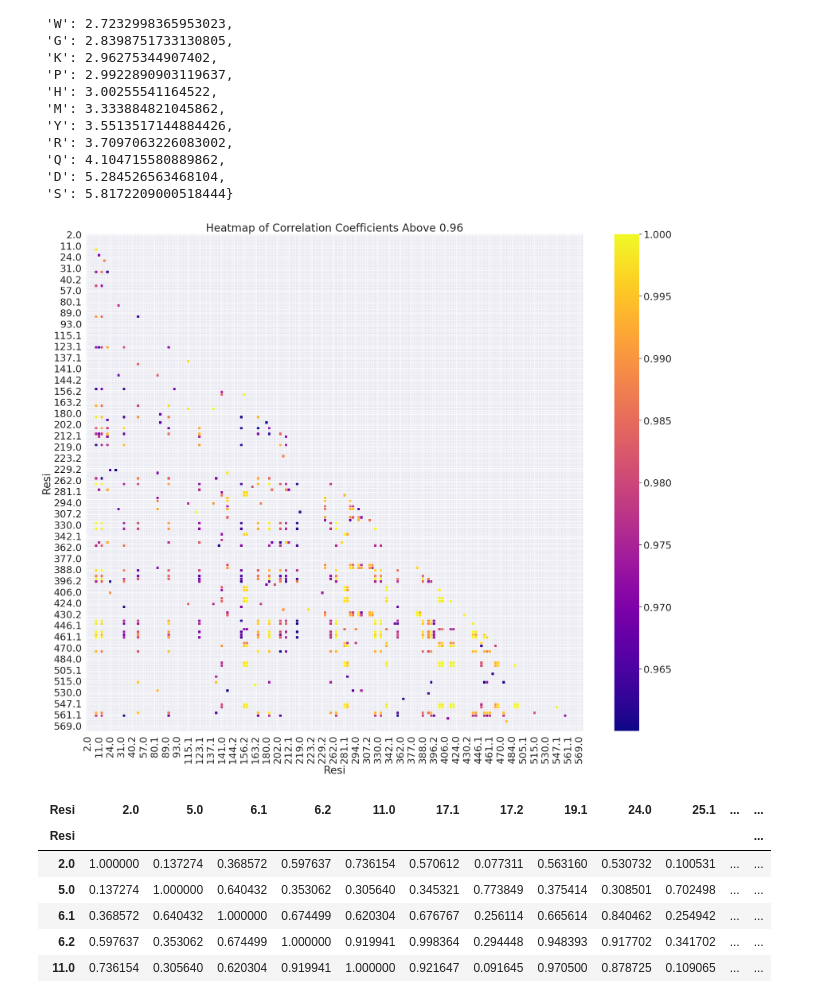
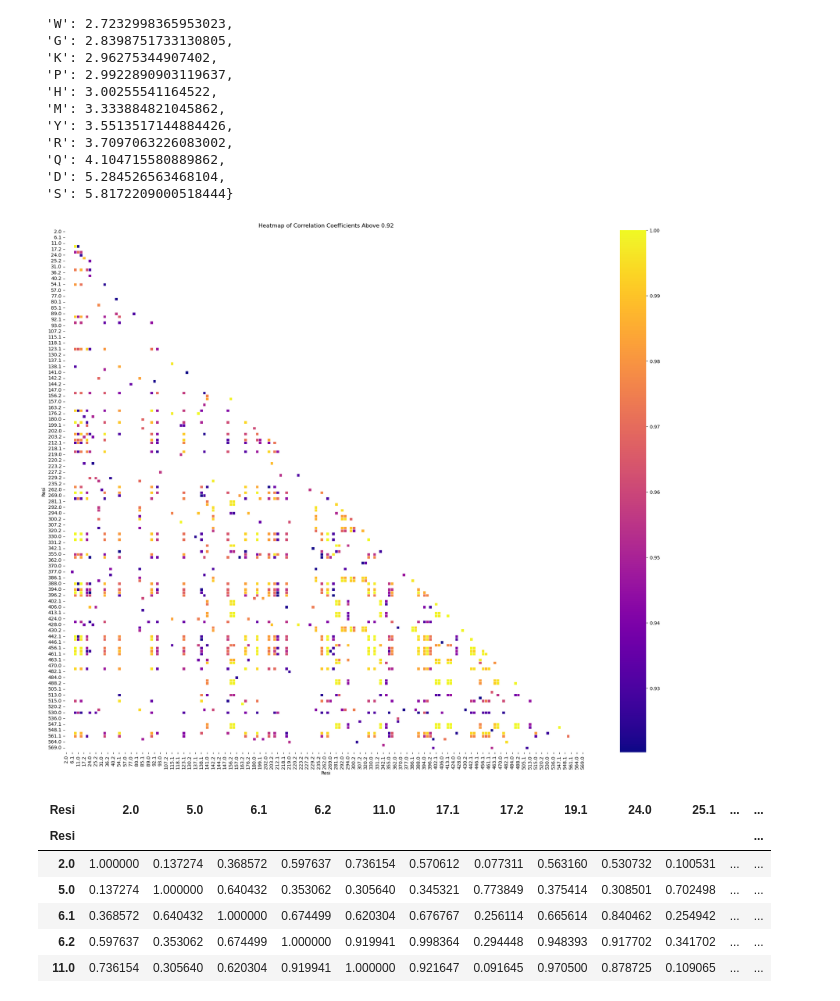
Before and after one commit to Dan-Burns/pychesca, a Jupyter notebook: dev.ipynb, the cells around one changed output. Drawn from its saved outputs; the diff is of its cells as text; code cells hidden in the pictures.

```diff
--- a/dev.ipynb
+++ b/dev.ipynb
@@ -69,8 +66,8 @@ saxs = {
 df = pd.read_csv('test_data.csv', index_col='Resi')
 # %%
 # decide on a cutoff
-plots.heatmap_correlation_cutoffs(df, min_corr=.96)
+plots.heatmap_correlation_cutoffs(df, min_corr=.92)
 # %% [output]
-[figure, old version]
+[figure, new version]
 # %%
 # perform clustering on the correlation matrix
```
Also changed, not shown: parts of 7 cells of this notebook.
